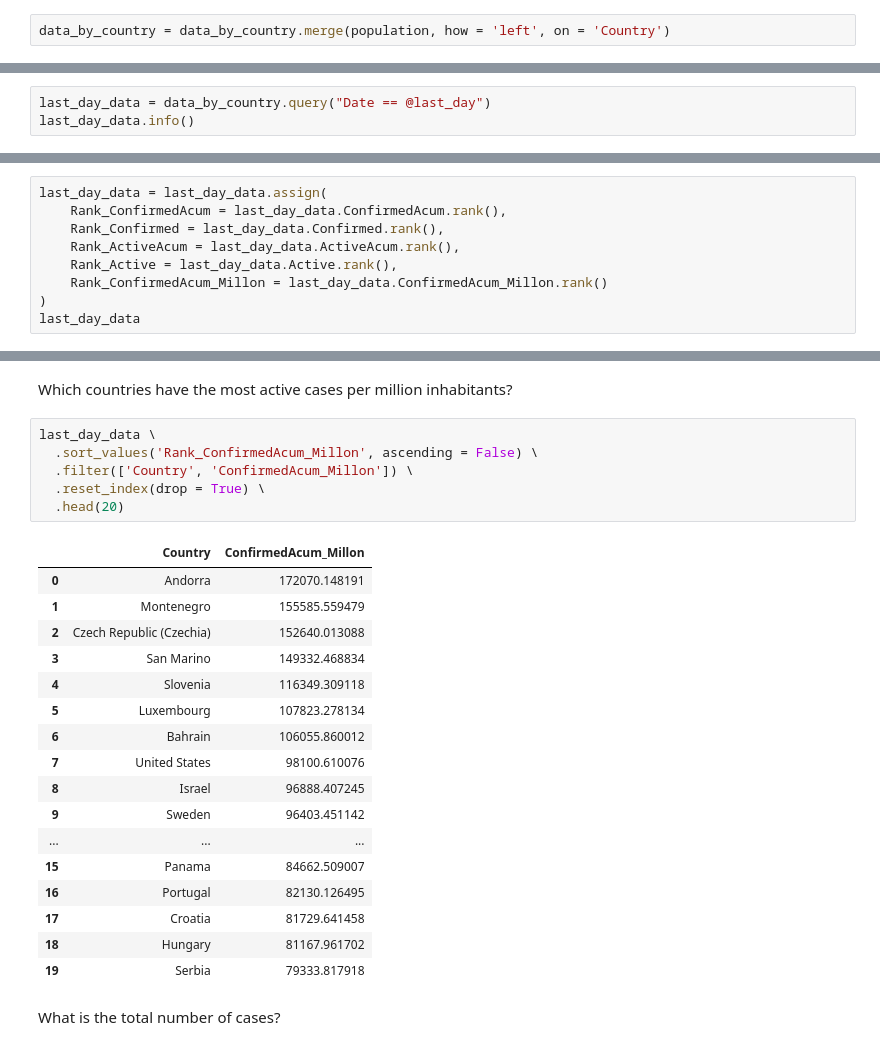
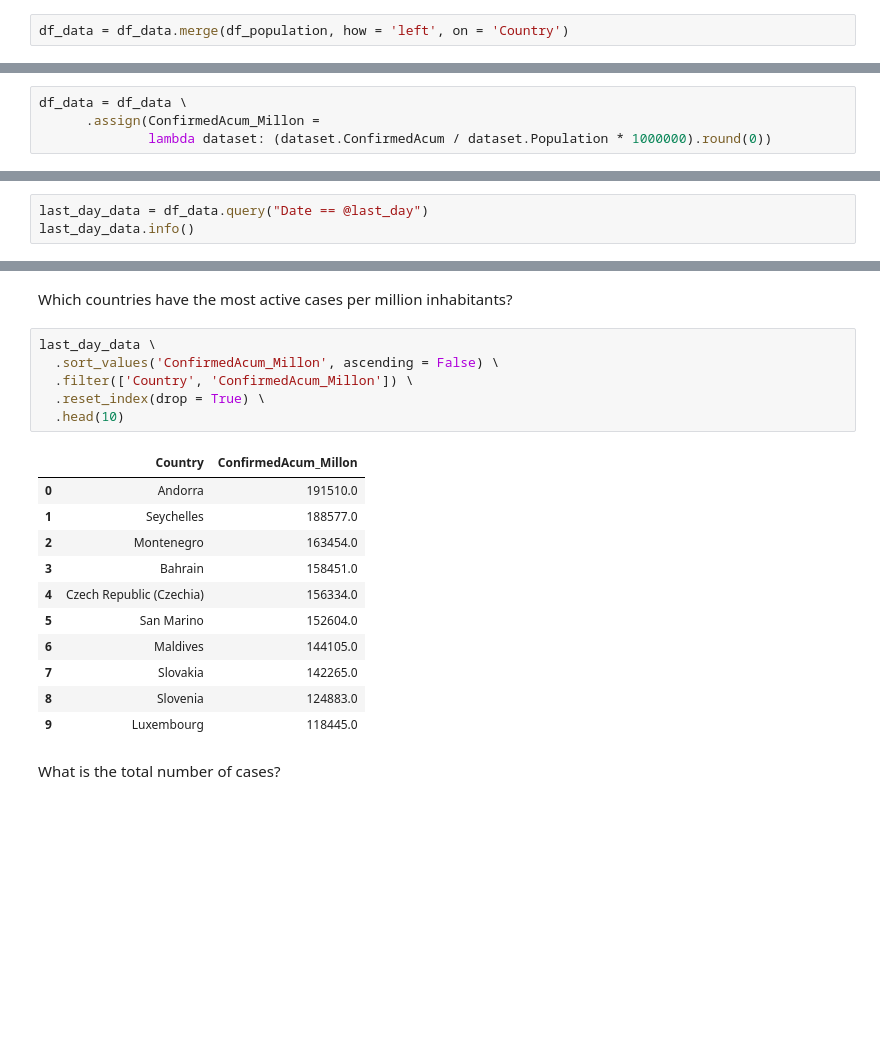
Before and after one commit to dvillaj/covid-19-data, a Jupyter notebook: Covid_19.ipynb, the cells around one changed output, grey strips where cells are left out. Drawn from its saved outputs; the diff is of its cells as text; blank space fills up the shorter version.

```diff
--- a/Covid_19.ipynb
+++ b/Covid_19.ipynb
@@ -419,5 +571,5 @@ population.head()
 # %% [markdown]
 Now I join the population Dataset with the country data to have the population in this dataset
 # %%
-data_by_country = data_by_country.merge(population, how = 'left', on = 'Country')
+df_data = df_data.merge(df_population, how = 'left', on = 'Country')
 # %%
@@ -468,0 +610,4 @@ data_by_country.head()
+# %%
+df_data = df_data \
+      .assign(ConfirmedAcum_Millon =
+              lambda dataset: (dataset.ConfirmedAcum / dataset.Population * 1000000).round(0))
@@ -480,7 +640,7 @@ Timestamp('2021-05-03 00:00:00')
 # %% [markdown]
 Now I can filter the data by this date
 # %%
-last_day_data = data_by_country.query("Date == @last_day")
+last_day_data = df_data.query("Date == @last_day")
 last_day_data.info()
 # %% [output]
 <class 'pandas.core.frame.DataFrame'>
@@ -523,9 +664,0 @@ Let's assign new columns with the most interesting rankins ...
-# %%
-last_day_data = last_day_data.assign(
-    Rank_ConfirmedAcum = last_day_data.ConfirmedAcum.rank(),
-    Rank_Confirmed = last_day_data.Confirmed.rank(),
-    Rank_ActiveAcum = last_day_data.ActiveAcum.rank(),
-    Rank_Active = last_day_data.Active.rank(),
-    Rank_ConfirmedAcum_Millon = last_day_data.ConfirmedAcum_Millon.rank()
-)
-last_day_data
@@ -627,27 +706,21 @@ last_day_data \
 Which countries have the most active cases per million inhabitants?
 # %%
 last_day_data \
-  .sort_values('Rank_ConfirmedAcum_Millon', ascending = False) \
+  .sort_values('ConfirmedAcum_Millon', ascending = False) \
   .filter(['Country', 'ConfirmedAcum_Millon']) \
   .reset_index(drop = True) \
-  .head(20)
+  .head(10)
 # %% [output]
 |  | Country | ConfirmedAcum_Millon |
-| 0 | Andorra | 172070.148191 |
-| 1 | Montenegro | 155585.559479 |
-| 2 | Czech Republic (Czechia) | 152640.013088 |
-| 3 | San Marino | 149332.468834 |
-| 4 | Slovenia | 116349.309118 |
-| 5 | Luxembourg | 107823.278134 |
-| 6 | Bahrain | 106055.860012 |
-| 7 | United States | 98100.610076 |
-| 8 | Israel | 96888.407245 |
-| 9 | Sweden | 96403.451142 |
-| ... | ... | ... |
-| 15 | Panama | 84662.509007 |
-| 16 | Portugal | 82130.126495 |
-| 17 | Croatia | 81729.641458 |
-| 18 | Hungary | 81167.961702 |
-| 19 | Serbia | 79333.817918 |
+| 0 | Andorra | 191510.0 |
+| 1 | Seychelles | 188577.0 |
+| 2 | Montenegro | 163454.0 |
+| 3 | Bahrain | 158451.0 |
+| 4 | Czech Republic (Czechia) | 156334.0 |
+| 5 | San Marino | 152604.0 |
+| 6 | Maldives | 144105.0 |
+| 7 | Slovakia | 142265.0 |
+| 8 | Slovenia | 124883.0 |
+| 9 | Luxembourg | 118445.0 |
 # %% [markdown]
 What is the total number of cases?
```
Also changed, not shown: parts of 103 cells of this notebook, 2 other files.
